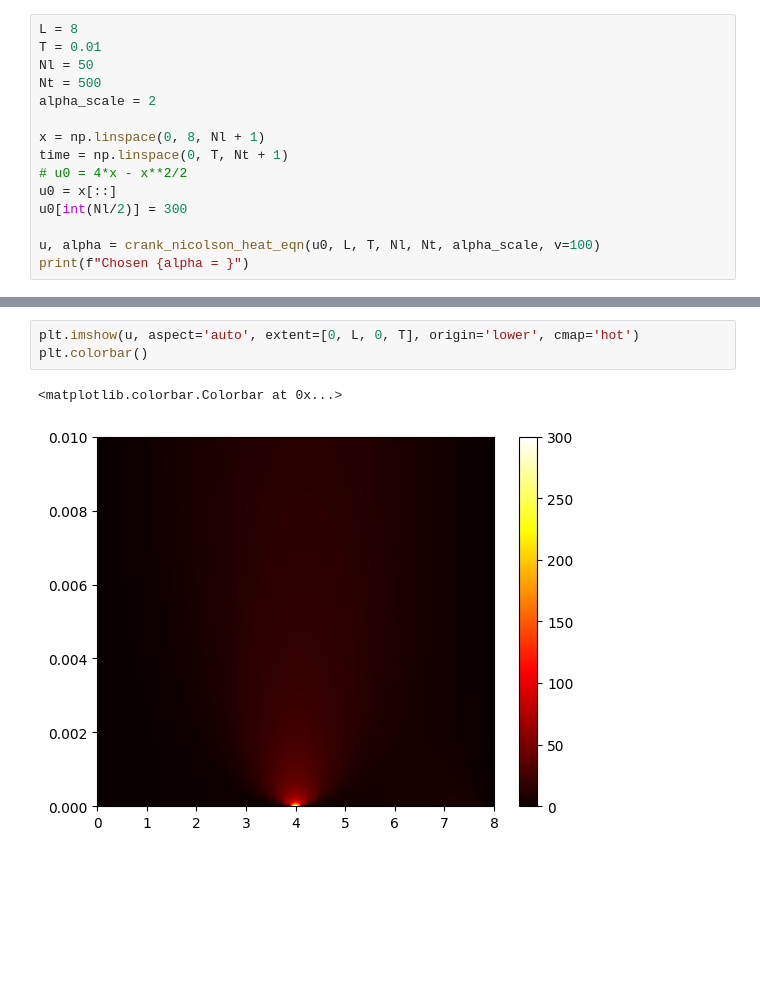
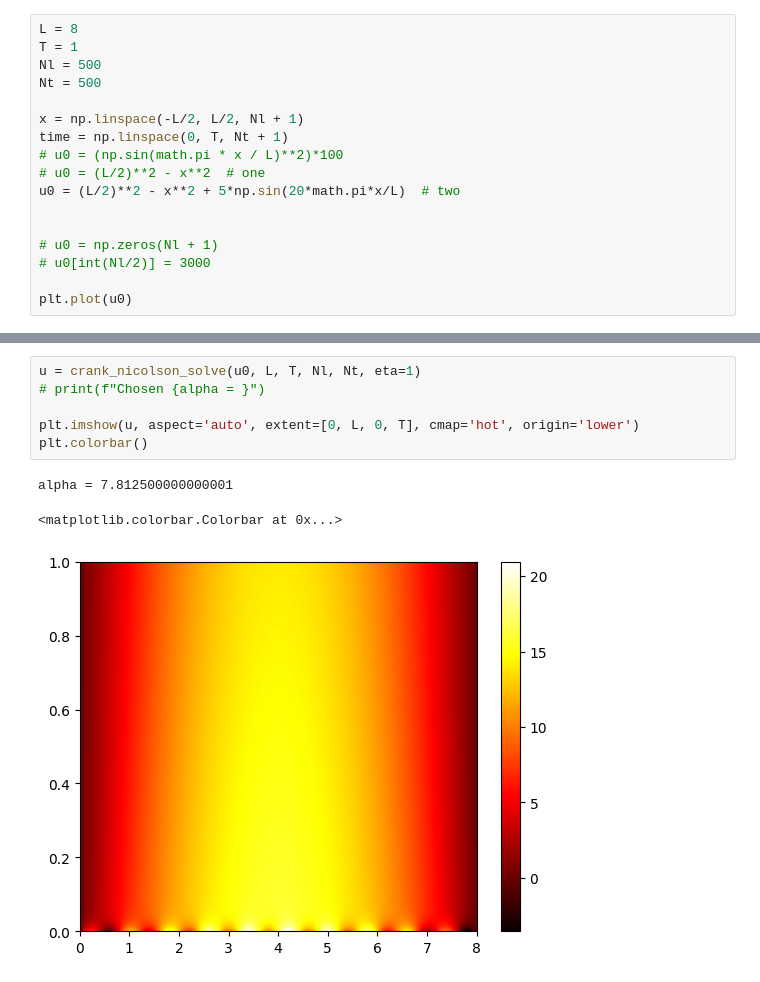
Before and after one commit to PeithonKing/plasma_project, a Jupyter notebook: asgt0.ipynb, the cells around one changed output, grey strips where cells are left out. Saved outputs shown, nothing was run; the diff lists cells and outputs as text; blank space fills up the shorter version.

```diff
--- a/asgt0.ipynb
+++ b/asgt0.ipynb
@@ -7,16 +9,18 @@ from lib.diffeq import crank_nicolson_heat_eqn
 # %%
 L = 8
-T = 0.01
-Nl = 50
+T = 1
+Nl = 500
 Nt = 500
-alpha_scale = 2
 
-x = np.linspace(0, 8, Nl + 1)
+x = np.linspace(-L/2, L/2, Nl + 1)
 time = np.linspace(0, T, Nt + 1)
-# u0 = 4*x - x**2/2
-u0 = x[::]
-u0[int(Nl/2)] = 300
+# u0 = (np.sin(math.pi * x / L)**2)*100
+# u0 = (L/2)**2 - x**2  # one
+u0 = (L/2)**2 - x**2 + 5*np.sin(20*math.pi*x/L)  # two
 
-u, alpha = crank_nicolson_heat_eqn(u0, L, T, Nl, Nt, alpha_scale, v=100)
-print(f"Chosen {alpha = }")
+
+# u0 = np.zeros(Nl + 1)
+# u0[int(Nl/2)] = 3000
+
+plt.plot(u0)
 # %% [output]
@@ -24,6 +29,10 @@ Chosen alpha = 0.0015625
 # %%
-plt.imshow(u, aspect='auto', extent=[0, L, 0, T], origin='lower', cmap='hot')
+u = crank_nicolson_solve(u0, L, T, Nl, Nt, eta=1)
+# print(f"Chosen {alpha = }")
+
+plt.imshow(u, aspect='auto', extent=[0, L, 0, T], cmap='hot', origin='lower')
 plt.colorbar()
 # %% [output]
-<matplotlib.colorbar.Colorbar at 0x...>
+alpha = 7.812500000000001
+<matplotlib.colorbar.Colorbar at 0x...>
-[figure, old version]
+[figure, new version]
```
Also changed, not shown: parts of 6 cells of this notebook, 8 other files.
